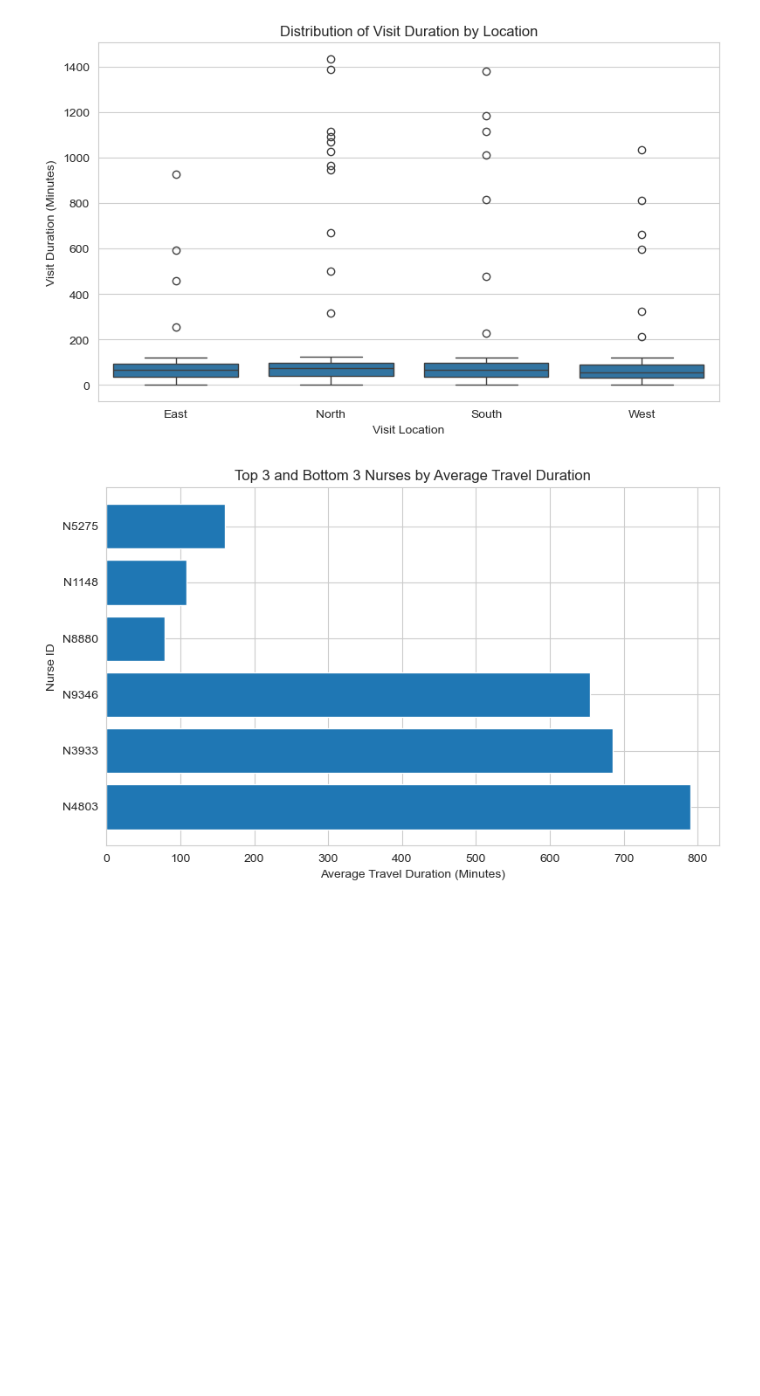
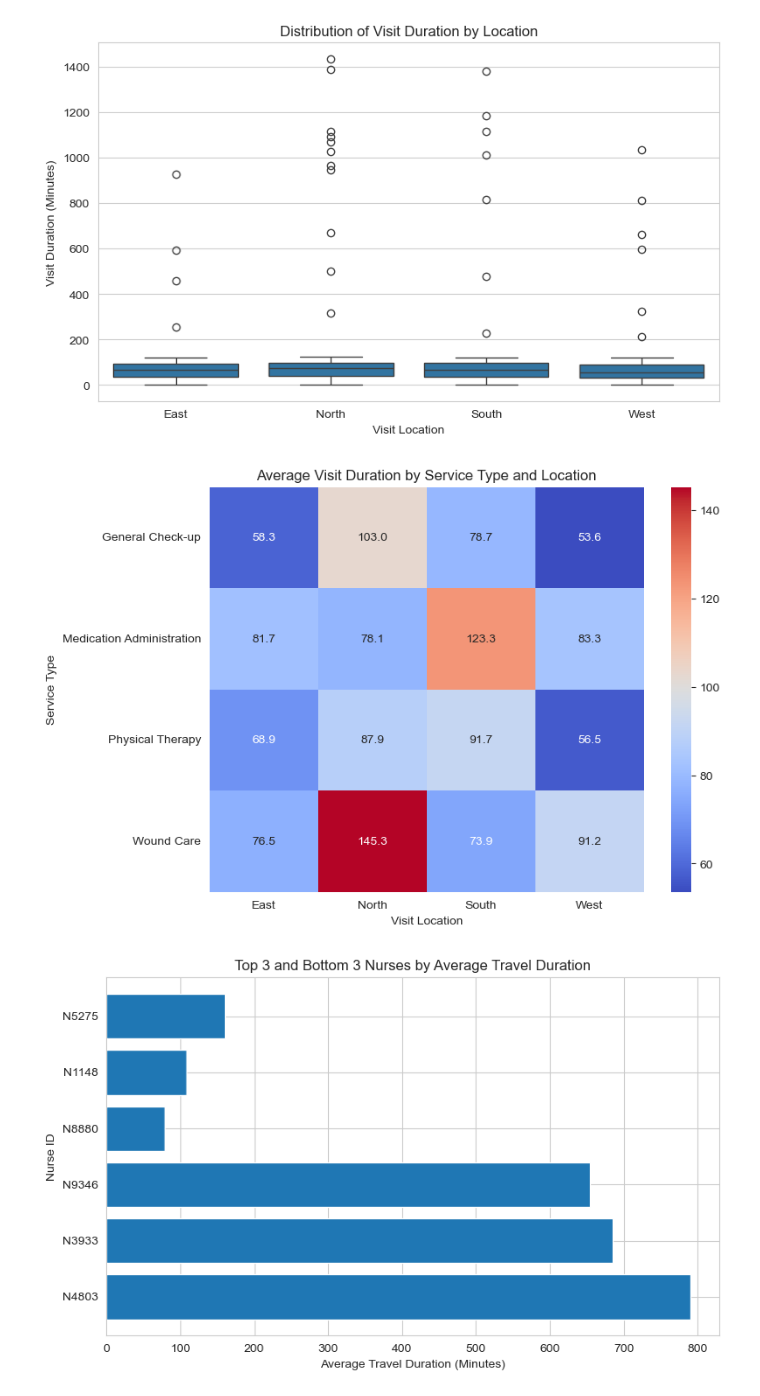
Before and after one commit to 67KaylaDo/littlesteps-visit-analysis, a Jupyter notebook: notebooks/littlesteps_analysis.ipynb, the cells around one changed output. Saved outputs shown, nothing was run; the diff lists cells and outputs as text; code cells hidden in the pictures; blank space fills up the shorter version.

Commit message:
Add data quality summary and heatmap visualization for service type by location

```diff
--- a/notebooks/littlesteps_analysis.ipynb
+++ b/notebooks/littlesteps_analysis.ipynb
@@ -1221,6 +1249,30 @@ plt.tight_layout()
 plt.show()
 # %% [output]
 [figure]
+# %%
+plt.figure(figsize=(8,6))
+
+pivot = df_clean.pivot_table(
+    values="visit_duration_minutes",
+    index="service_type",
+    columns="visit_location",
+    aggfunc="mean"
+)
+
+sns.heatmap(
+    pivot,
+    annot=True,
+    fmt=".1f",
+    cmap="coolwarm"
+)
+
+plt.title("Average Visit Duration by Service Type and Location")
+plt.xlabel("Visit Location")
+plt.ylabel("Service Type")
+
+plt.show()
+# %% [output]
+[figure, added]
 # %%
 nurse_compare_plot = pd.concat([top_3_nurses, bottom_3_nurses]).copy()
 nurse_compare_plot["group"] = ["Top 1", "Top 2", "Top 3", "Bottom 1", "Bottom 2", "Bottom 3"]
```
Also changed, not shown: parts of 2 cells of this notebook.
